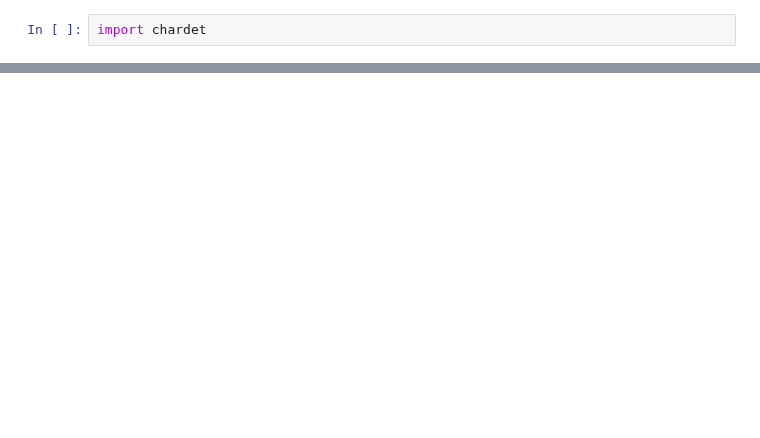
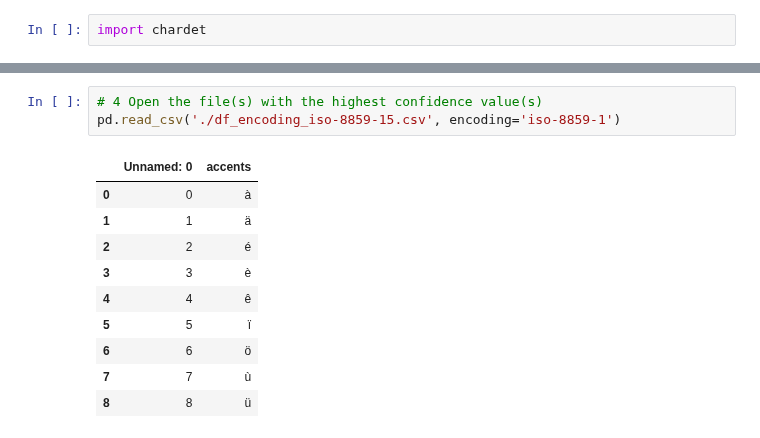
Before and after one commit to agilescientific/geocomputing, a Jupyter notebook: dev/Character_encoding.ipynb, the cells around one changed output, grey strips where cells are left out. Drawn from its saved outputs; the diff is of its cells as text; blank space fills up the shorter version.

```diff
--- a/dev/Character_encoding.ipynb
+++ b/dev/Character_encoding.ipynb
@@ -122,0 +290,14 @@ Remember to check the `result['confidence']` value of chardet's guess, as you ma
+# %%
+# 4 Open the file(s) with the highest confidence value(s)
+pd.read_csv('./df_encoding_iso-8859-15.csv', encoding='iso-8859-1')
+# %% [output]
+|  | Unnamed: 0 | accents |
+| 0 | 0 | à |
+| 1 | 1 | ä |
+| 2 | 2 | é |
+| 3 | 3 | è |
+| 4 | 4 | ê |
+| 5 | 5 | ï |
+| 6 | 6 | ö |
+| 7 | 7 | ù |
+| 8 | 8 | ü |
```
Also changed, not shown: parts of 47 cells of this notebook.
